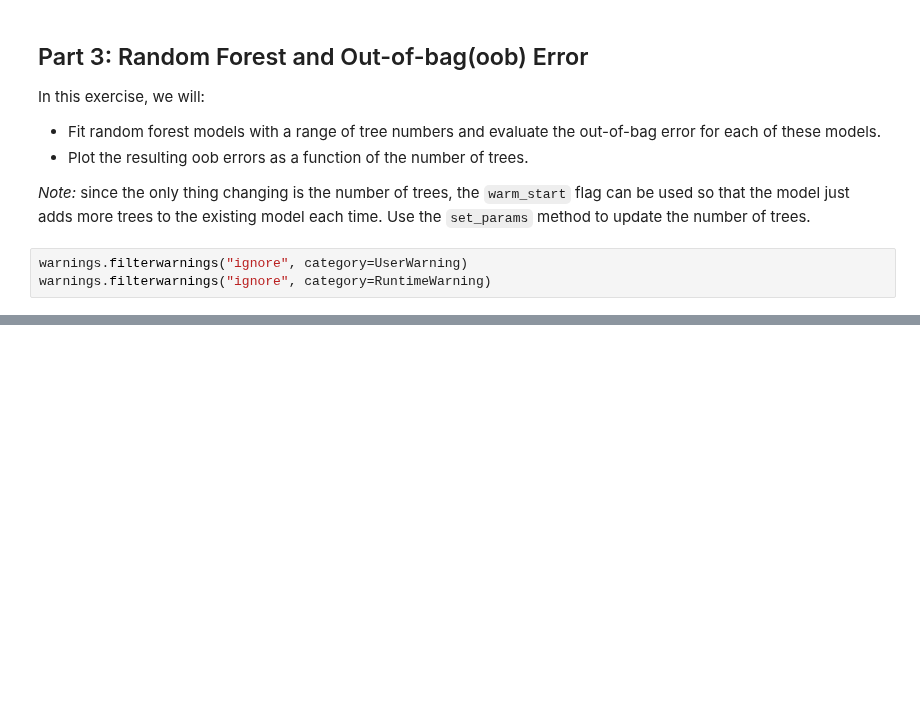
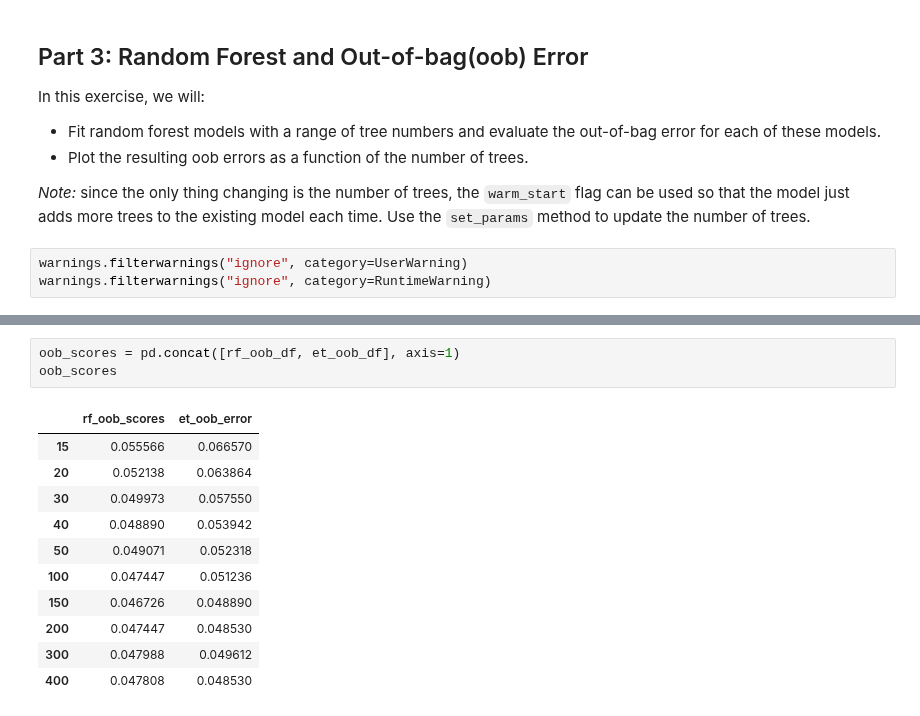
Before and after one commit to Mark-Barbaric/IBM_Machine_Learning_Certificate, a Jupyter notebook: Supervised_Machine_Learning_Classification/week5/bagging_demo.ipynb, the cells around one changed output, grey strips where cells are left out. Saved outputs shown, nothing was run; the diff lists cells and outputs as text; blank space fills up the shorter version.

```diff
--- a/Supervised_Machine_Learning_Classification/week5/bagging_demo.ipynb
+++ b/Supervised_Machine_Learning_Classification/week5/bagging_demo.ipynb
@@ -170,0 +278,15 @@ random_forest_classifier = RandomForestClassified(
+# %%
+oob_scores = pd.concat([rf_oob_df, et_oob_df], axis=1)
+oob_scores
+# %% [output]
+|  | rf_oob_scores | et_oob_error |
+| 15 | 0.055566 | 0.066570 |
+| 20 | 0.052138 | 0.063864 |
+| 30 | 0.049973 | 0.057550 |
+| 40 | 0.048890 | 0.053942 |
+| 50 | 0.049071 | 0.052318 |
+| 100 | 0.047447 | 0.051236 |
+| 150 | 0.046726 | 0.048890 |
+| 200 | 0.047447 | 0.048530 |
+| 300 | 0.047988 | 0.049612 |
+| 400 | 0.047808 | 0.048530 |
```
Also changed, not shown: parts of 20 cells of this notebook, 1 other file.
